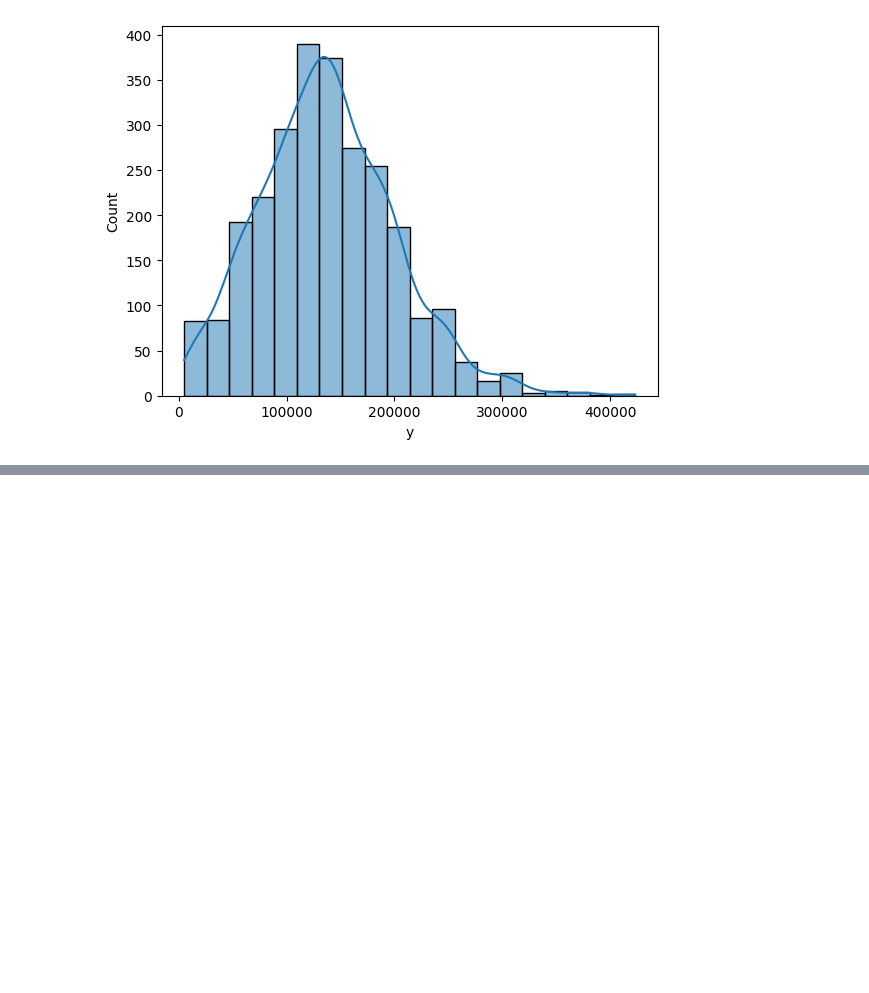
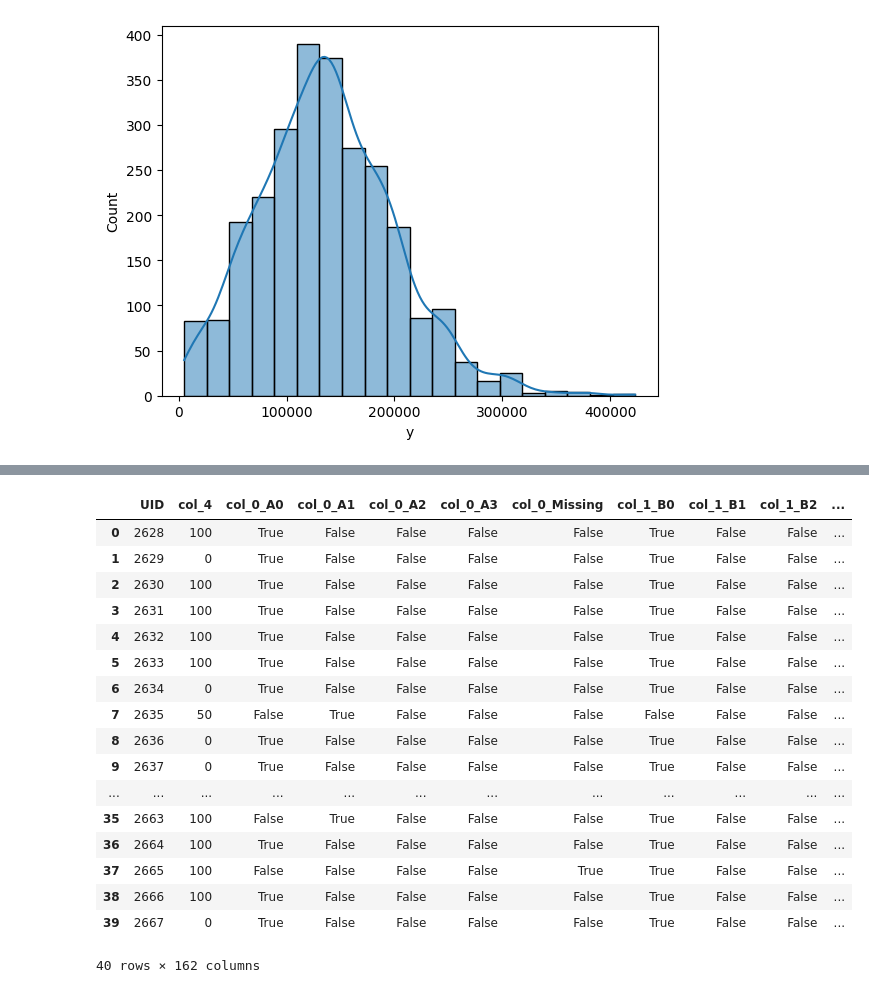
Before and after one commit to ashikMostofaTonmoy/ReliSource, a Jupyter notebook: 1stphase.ipynb, the cells around one changed output, grey strips where cells are left out. Drawn from its saved outputs; the diff is of its cells as text; code cells hidden in the pictures; blank space fills up the shorter version.

```diff
--- a/1stphase.ipynb
+++ b/1stphase.ipynb
@@ -300,3 +505,0 @@ Name: count, dtype: int64
-# %%
-# Replacing all 'BO' to 'B0'
-train_data['col_1'] = train_data['col_1'].replace('BO', 'B0')
@@ -329,2 +505,0 @@ Name: count, Length: 90, dtype: int64
-# %%
-train_data['column_name'].fillna('Missing', inplace=True)
@@ -330,0 +530,6 @@ train_data['column_name'].fillna('Missing', inplace=True)
+# %%
+# Get a list of column names with object (string) data type
+string_columns = train_data.select_dtypes(include=['object']).columns
+
+# df_encoded = pd.get_dummies(train_data, columns=['categorical_column'])
+df_encoded = pd.get_dummies(processed_train_data, columns=string_columns)
@@ -330,0 +540,2 @@ train_data['column_name'].fillna('Missing', inplace=True)
+# %%
+df_encoded_test = pd.get_dummies(processed_test_data, columns=string_columns)
@@ -330,0 +565,21 @@ train_data['column_name'].fillna('Missing', inplace=True)
+# %%
+df_encoded_test.head(40)
+# %% [output]
+|  | UID | col_4 | col_0_A0 | col_0_A1 | col_0_A2 | col_0_A3 | col_0_Missing | col_1_B0 | col_1_B1 | col_1_B2 | ... |
+| 0 | 2628 | 100 | True | False | False | False | False | True | False | False | ... |
+| 1 | 2629 | 0 | True | False | False | False | False | True | False | False | ... |
+| 2 | 2630 | 100 | True | False | False | False | False | True | False | False | ... |
+| 3 | 2631 | 100 | True | False | False | False | False | True | False | False | ... |
+| 4 | 2632 | 100 | True | False | False | False | False | True | False | False | ... |
+| 5 | 2633 | 100 | True | False | False | False | False | True | False | False | ... |
+| 6 | 2634 | 0 | True | False | False | False | False | True | False | False | ... |
+| 7 | 2635 | 50 | False | True | False | False | False | False | False | False | ... |
+| 8 | 2636 | 0 | True | False | False | False | False | True | False | False | ... |
+| 9 | 2637 | 0 | True | False | False | False | False | True | False | False | ... |
+| ... | ... | ... | ... | ... | ... | ... | ... | ... | ... | ... | ... |
+| 35 | 2663 | 100 | False | True | False | False | False | True | False | False | ... |
+| 36 | 2664 | 100 | True | False | False | False | False | True | False | False | ... |
+| 37 | 2665 | 100 | False | False | False | False | True | True | False | False | ... |
+| 38 | 2666 | 100 | True | False | False | False | False | True | False | False | ... |
+| 39 | 2667 | 0 | True | False | False | False | False | True | False | False | ... |
+40 rows × 162 columns
```
Also changed, not shown: parts of 32 cells of this notebook, 3 other files.
